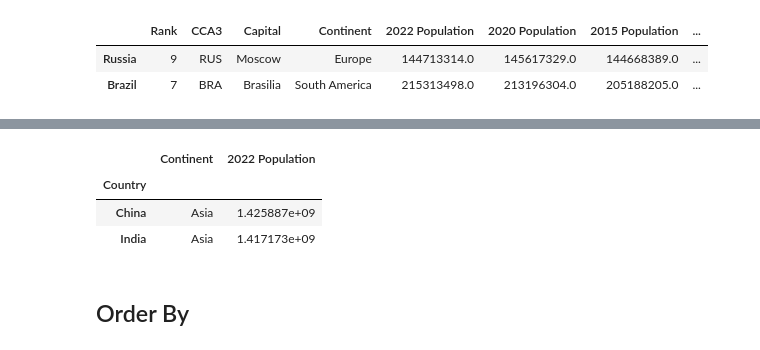
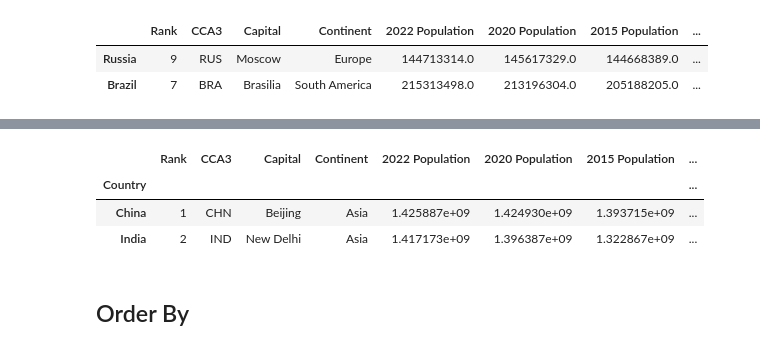
Before and after one commit to aleksmn/DataLessons, a Jupyter notebook: 02-filter_and_order.ipynb, the cells around one changed output, grey strips where cells are left out. Drawn from its saved outputs; the diff is of its cells as text; code cells hidden in the pictures.

```diff
--- a/02-filter_and_order.ipynb
+++ b/02-filter_and_order.ipynb
@@ -130,12 +130,12 @@ df2.filter(like="Islands", axis=0)
 | Turks and Caicos Islands | 212 | TCA | Cockburn Town | North America | 45703.0 | 44276.0 | 36538.0 | ... |
 | United States Virgin Islands | 200 | VIR | Charlotte Amalie | North America | 99465.0 | 100442.0 | 102803.0 | ... |
 # %%
-df3[df3["2022 Population"] > 10**9]
+df2[df2["2022 Population"] > 10**9]
 # %% [output]
-|  | Continent | 2022 Population |
-| Country |  |  |
-| China | Asia | 1.425887e+09 |
-| India | Asia | 1.417173e+09 |
+|  | Rank | CCA3 | Capital | Continent | 2022 Population | 2020 Population | 2015 Population | ... |
+| Country |  |  |  |  |  |  |  | ... |
+| China | 1 | CHN | Beijing | Asia | 1.425887e+09 | 1.424930e+09 | 1.393715e+09 | ... |
+| India | 2 | IND | New Delhi | Asia | 1.417173e+09 | 1.396387e+09 | 1.322867e+09 | ... |
 # %% [markdown]
 ## Order By
 # %%
```
